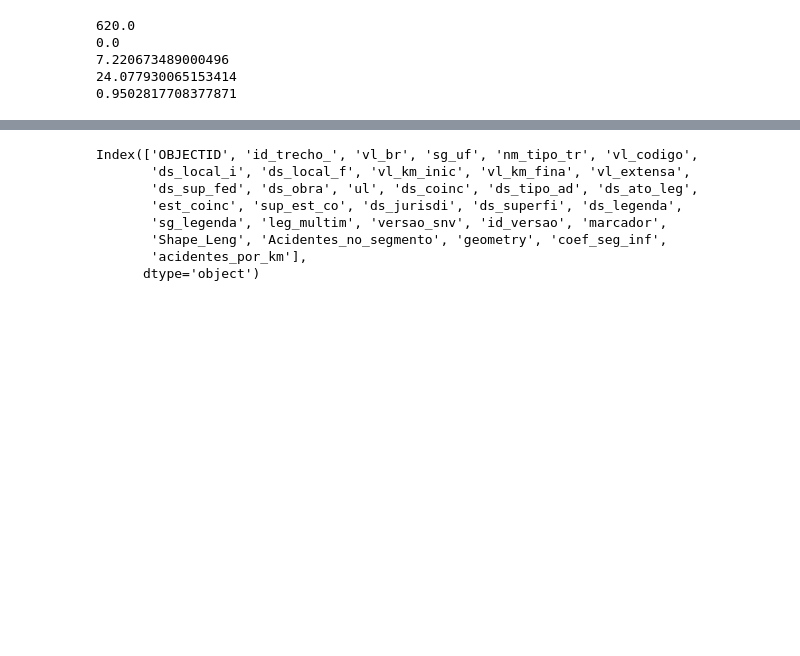
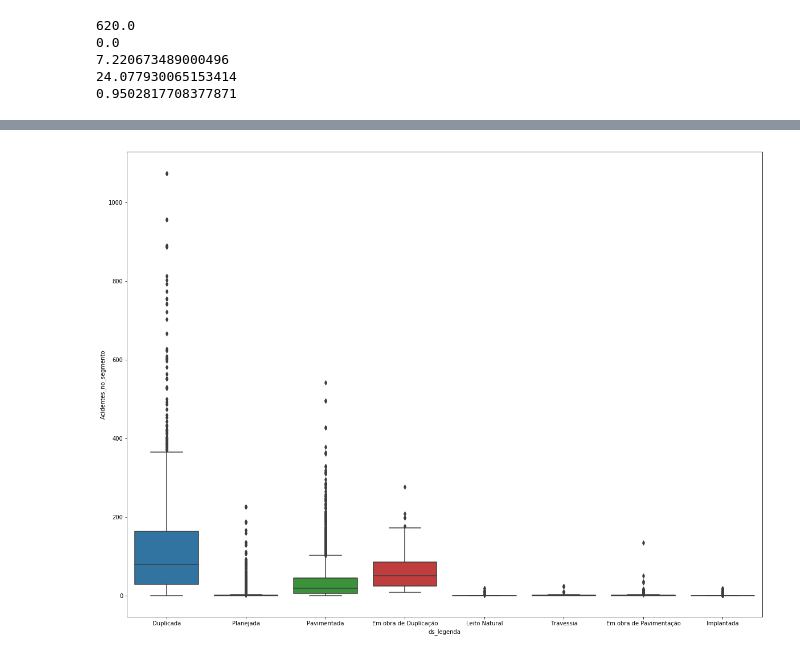
Before and after one commit to gwerle/analise_infraestrutura_viaria, a Jupyter notebook: data_visualization.ipynb, the cells around one changed output, grey strips where cells are left out. Saved outputs shown, nothing was run; the diff lists cells and outputs as text; code cells hidden in the pictures; blank space fills up the shorter version.

```diff
--- a/data_visualization.ipynb
+++ b/data_visualization.ipynb
@@ -144,11 +126,0 @@ m
-# %%
-estradas.columns
-# %% [output]
-Index(['OBJECTID', 'id_trecho_', 'vl_br', 'sg_uf', 'nm_tipo_tr', 'vl_codigo',
-       'ds_local_i', 'ds_local_f', 'vl_km_inic', 'vl_km_fina', 'vl_extensa',
-       'ds_sup_fed', 'ds_obra', 'ul', 'ds_coinc', 'ds_tipo_ad', 'ds_ato_leg',
-       'est_coinc', 'sup_est_co', 'ds_jurisdi', 'ds_superfi', 'ds_legenda',
-       'sg_legenda', 'leg_multim', 'versao_snv', 'id_versao', 'marcador',
-       'Shape_Leng', 'Acidentes_no_segmento', 'geometry', 'coef_seg_inf',
-       'acidentes_por_km'],
-      dtype='object')
@@ -154,0 +130,6 @@ Index(['OBJECTID', 'id_trecho_', 'vl_br', 'sg_uf', 'nm_tipo_tr', 'vl_codigo',
+# %%
+plt.figure(figsize=(20,15))
+sns.boxplot(x = 'ds_legenda', y = 'Acidentes_no_segmento', data = estradas)
+plt.show()
+# %% [output]
+[figure, added]
```
Also changed, not shown: parts of 10 cells of this notebook.
